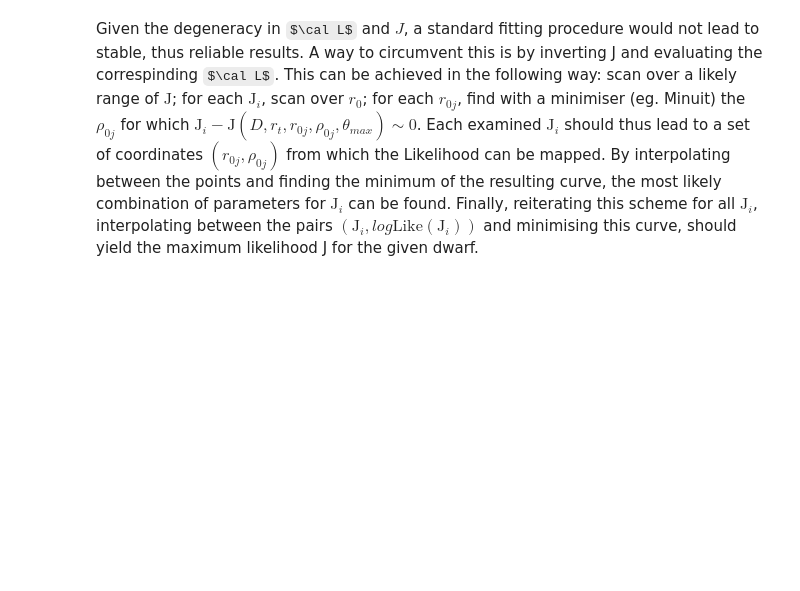
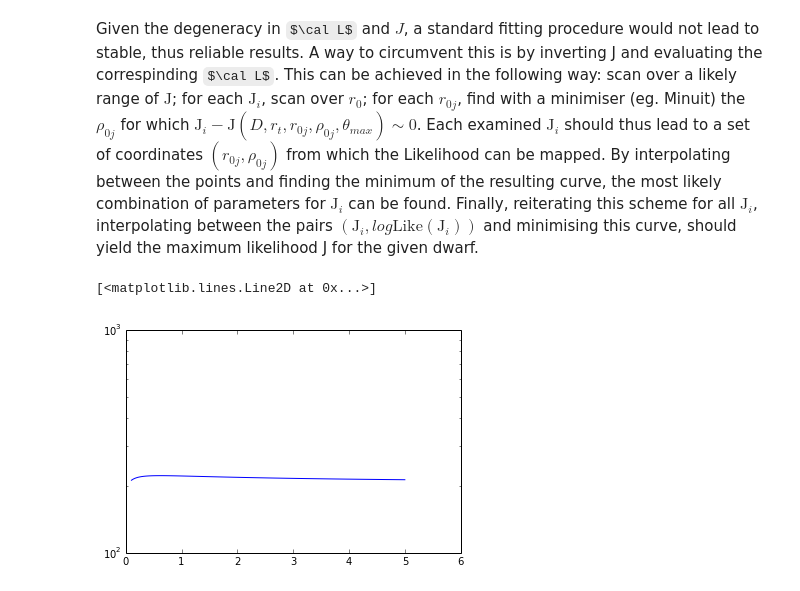
Before and after one commit to achiappo/FRESKA, a Jupyter notebook: spherical_jeans_analysis.ipynb, the cells around one changed output. Saved outputs shown, nothing was run; the diff lists cells and outputs as text; code cells hidden in the pictures; some formulas as TeX source; blank space fills up the shorter version.

```diff
--- a/spherical_jeans_analysis.ipynb
+++ b/spherical_jeans_analysis.ipynb
@@ -478,21 +480,23 @@ Given the degeneracy in $\cal L$ and $J$, a standard fitting procedure would not
 # %%
 from scipy.interpolate import UnivariateSpline as spline
 def deltaJ(rho0,J,D,rt,r0,tmax):
     return abs(J-np.log10(Jfactor(D,rt,r0,1.,tmax))-rho0*2.)
 
 tmax=0.5
 #for i,J in enumerate(np.linspace(17.,19.,10)):
 J = 17.
 min_arrays = np.zeros_like(r0_array)
 fmin_arrays = np.zeros_like(r0_array)
 LikeJij = np.zeros_like(r0_array)
 for j,r0 in enumerate(r0_array):
     min_deltaJij = sciopt.minimize_scalar(deltaJ,bounds=(5.,9.),args=(J,D,rt,r0,tmax),tol=1e-8)
     min_arrays[j] = min_deltaJij.x
     LikeJij[j] = logLike(10.**min_arrays[j]*r0**3.,j)
 spline_LikeJj = spline(r0_array,LikeJij,s=0)
 spline_rhoj = spline(r0_array,min_arrays,s=0)
 min_Likej = sciopt.minimize_scalar(spline_LikeJj,bounds=(200,400))
 #print min_Likej.x,spline_LikeJj(min_Likej.x),spline_rhoj(min_Likej.x)
-#plt.semilogy(r0_array,10**min_arrays)
-print r0_array,min_arrays
+plt.semilogy(r0_array,LikeJij)
+# %% [output]
+[<matplotlib.lines.Line2D at 0x...>]
+[figure, added]
```
Also changed, not shown: parts of 2 cells of this notebook.
